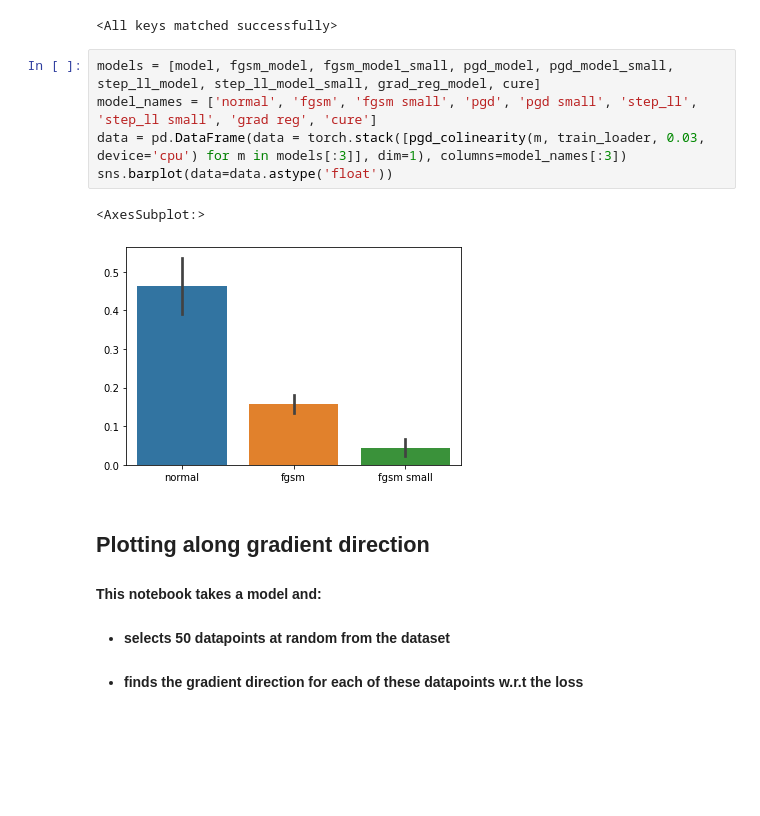
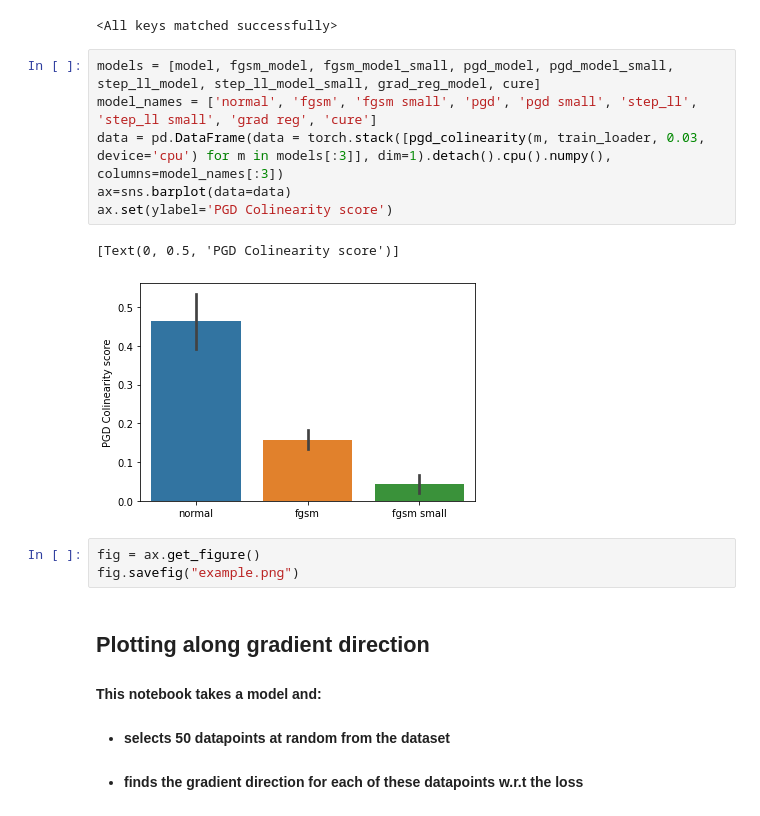
Before and after one commit to CarlosGomes98/false_sense_of_security, a Jupyter notebook: notebooks/Plot_Along_Grad.ipynb, the cells around one changed output. Saved outputs shown, nothing was run; the diff lists cells and outputs as text; blank space fills up the shorter version.

```diff
--- a/notebooks/Plot_Along_Grad.ipynb
+++ b/notebooks/Plot_Along_Grad.ipynb
@@ -73,11 +68,15 @@ cure[1].load_state_dict(torch.load("../models/RN18_CURE.pth", map_location=devic
 # %%
 models = [model, fgsm_model, fgsm_model_small, pgd_model, pgd_model_small, step_ll_model, step_ll_model_small, grad_reg_model, cure]
 model_names = ['normal', 'fgsm', 'fgsm small', 'pgd', 'pgd small', 'step_ll', 'step_ll small', 'grad reg', 'cure']
-data = pd.DataFrame(data = torch.stack([pgd_colinearity(m, train_loader, 0.03, device='cpu') for m in models[:3]], dim=1), columns=model_names[:3])
-sns.barplot(data=data.astype('float'))
+data = pd.DataFrame(data = torch.stack([pgd_colinearity(m, train_loader, 0.03, device='cpu') for m in models[:3]], dim=1).detach().cpu().numpy(), columns=model_names[:3])
+ax=sns.barplot(data=data)
+ax.set(ylabel='PGD Colinearity score')
 # %% [output]
-<AxesSubplot:>
+[Text(0, 0.5, 'PGD Colinearity score')]
-[figure, old version]
+[figure, new version]
+# %%
+fig = ax.get_figure()
+fig.savefig("example.png")
 # %% [markdown]
 ## Plotting along gradient direction
 #### This notebook takes a model and:
```
Also changed, not shown: parts of 1 cell of this notebook, 2 other files.
